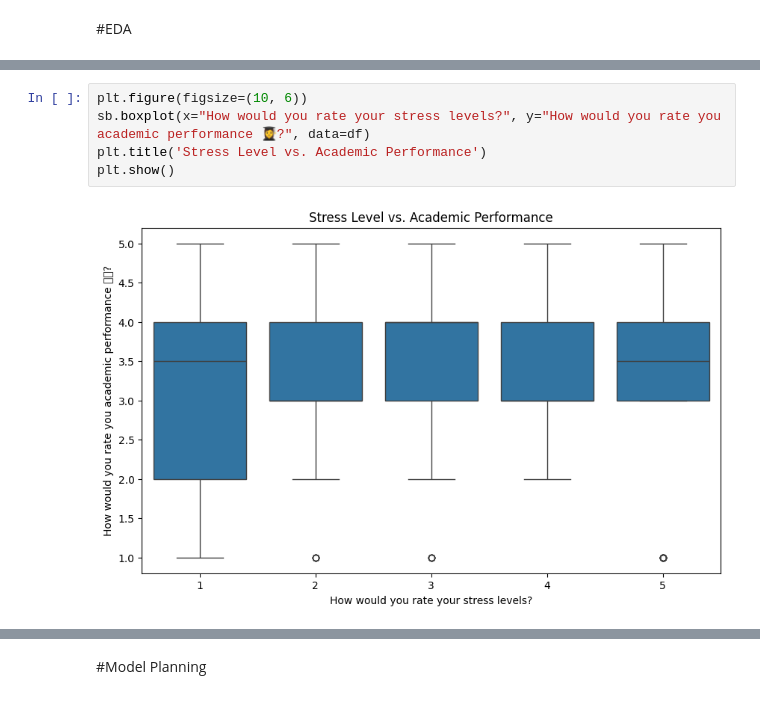
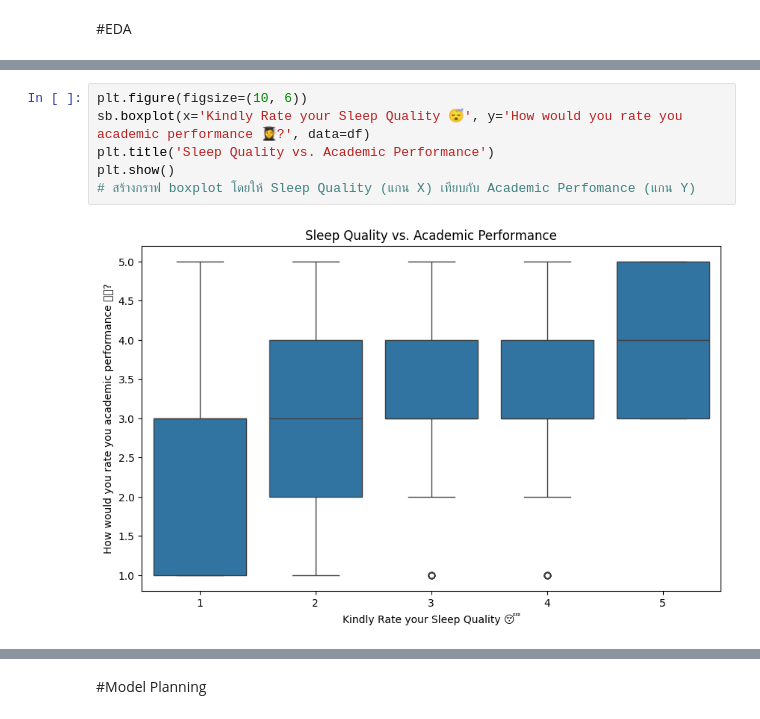
Before and after one commit to Phassakorn512/CS240-termproject, a Jupyter notebook: termproject.ipynb, the cells around one changed output, grey strips where cells are left out. Cells and saved outputs as stored; diff of their text form.

```diff
--- a/termproject.ipynb
+++ b/termproject.ipynb
@@ -269,9 +272,10 @@ plt.show()
 # %%
 plt.figure(figsize=(10, 6))
-sb.boxplot(x="How would you rate your stress levels?", y="How would you rate you academic performance 👩‍🎓?", data=df)
-plt.title('Stress Level vs. Academic Performance')
+sb.boxplot(x='Kindly Rate your Sleep Quality 😴', y='How would you rate you academic performance 👩‍🎓?', data=df)
+plt.title('Sleep Quality vs. Academic Performance')
 plt.show()
+# สร้างกราฟ boxplot โดยให้ Sleep Quality (แกน X) เทียบกับ Academic Perfomance (แกน Y)
 # %% [output]
-[figure, old version]
+[figure, new version]
 # %%
 plt.figure(figsize=(10, 6))
```
Also changed, not shown: parts of 6 cells of this notebook.
